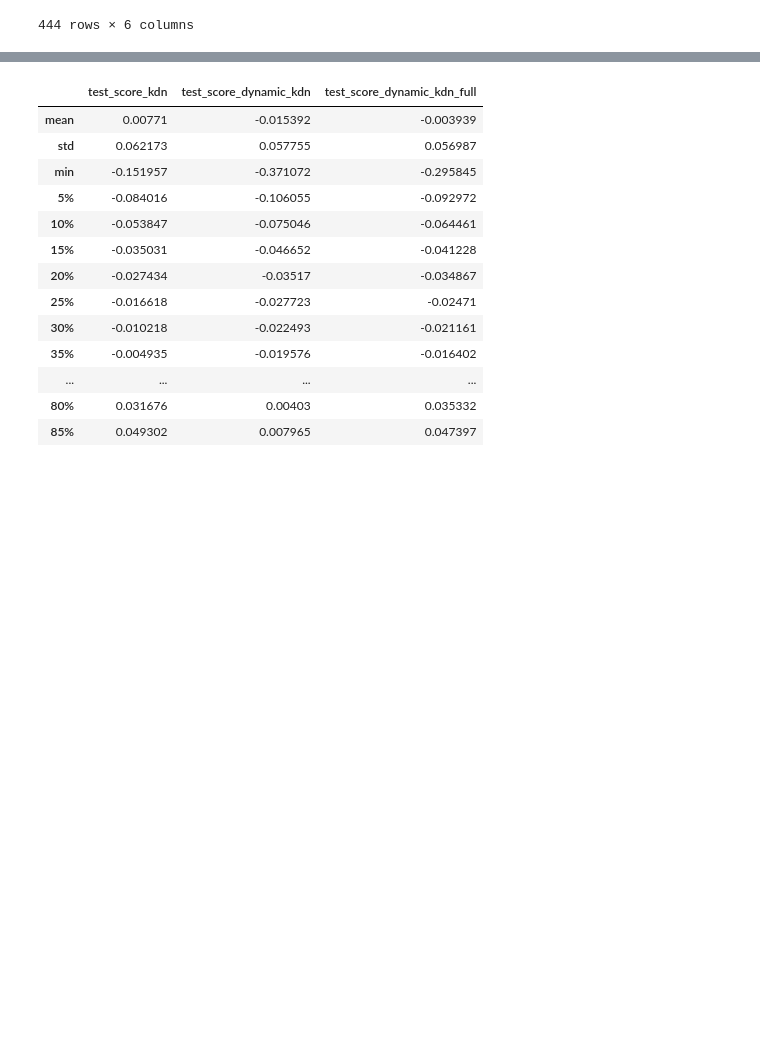
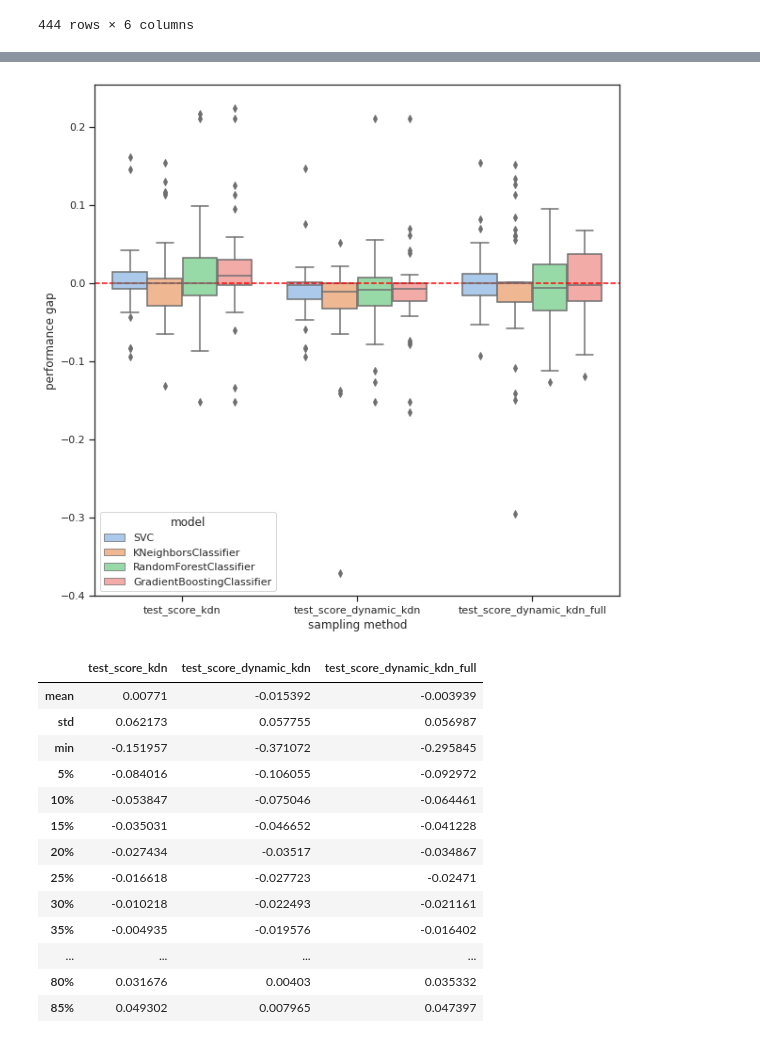
Before and after one commit to Vacek-Ace/dkdn, a Jupyter notebook: notebooks/instance_selection.ipynb, the cells around one changed output, grey strips where cells are left out. Cells and saved outputs as stored; diff of their text form; code cells hidden in the pictures; blank space fills up the shorter version.

```diff
--- a/notebooks/instance_selection.ipynb
+++ b/notebooks/instance_selection.ipynb
@@ -29,3 +49,13 @@ df
+# %%
+import seaborn as sns
+import matplotlib.pyplot as plt
+sns.set(rc={'figure.figsize':(10,10)})
+sns.set_theme(style="ticks", palette="pastel")
+sns.boxplot(data=df, x="sampling method", y='performance gap', hue="model")
+plt.axhline(0, ls='--', c='red')
+plt.show()
+# %% [output]
+[figure, added]
 # %%
 pg_df = statistical_summary(df, 'performance gap')
 # %%
```
Also changed, not shown: parts of 4 cells of this notebook, 6 other files.
